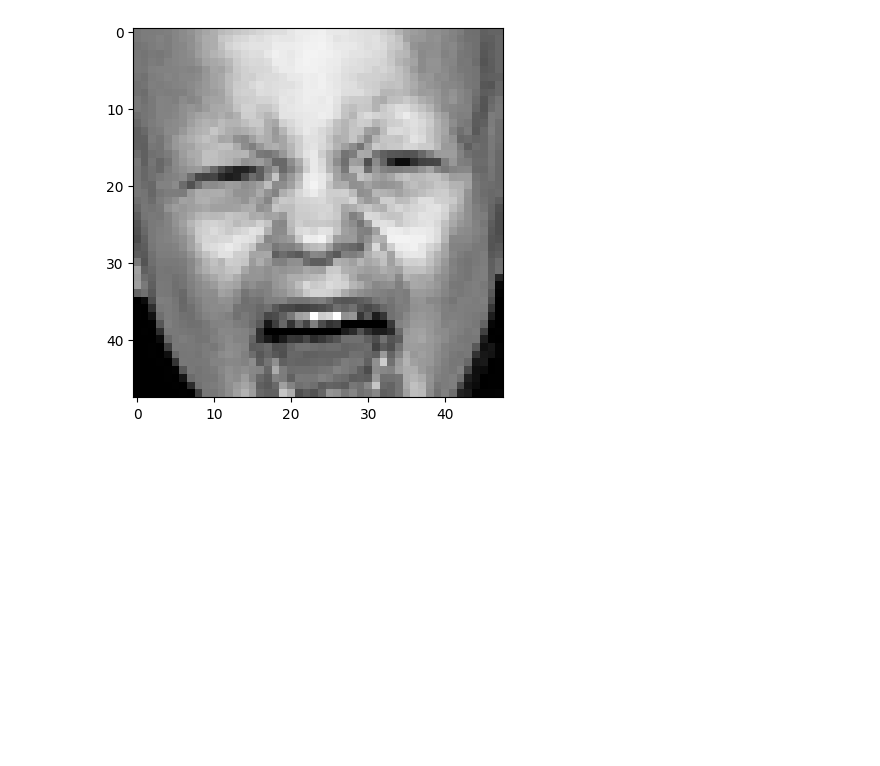
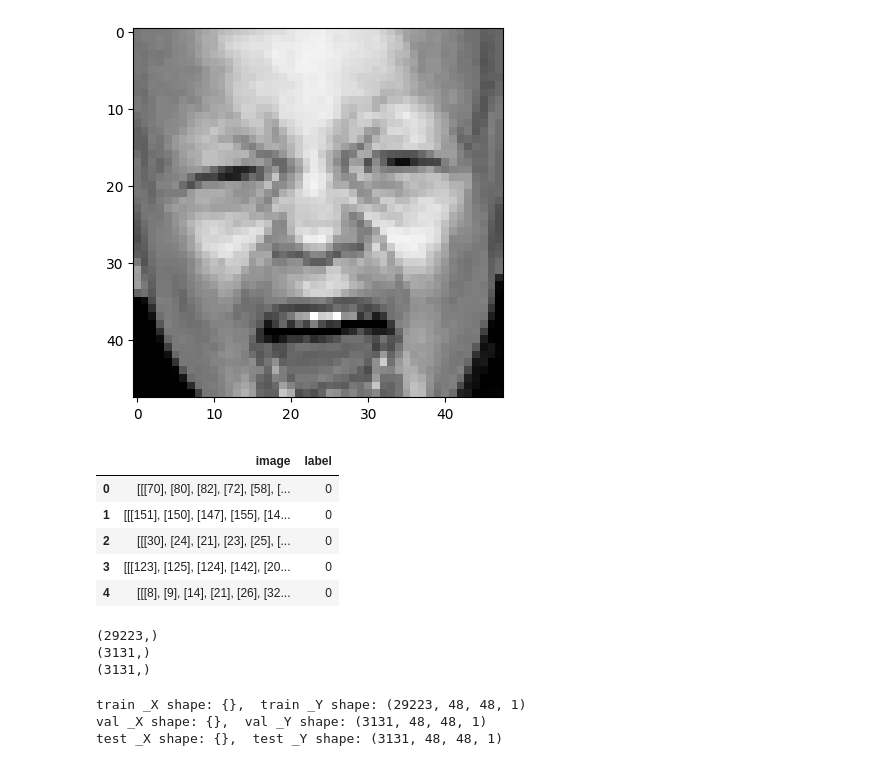
Before and after one commit to arati-shrestha/Emotune, a Jupyter notebook: Notebook/face_exploration.ipynb, the cells around one changed output. Drawn from its saved outputs; the diff is of its cells as text; code cells hidden in the pictures; blank space fills up the shorter version.

```diff
--- a/Notebook/face_exploration.ipynb
+++ b/Notebook/face_exploration.ipynb
@@ -270,0 +278,9 @@ plt.imshow(balanced_df['image'][2343],cmap = 'gray')
+# %%
+balanced_df.head()
+# %% [output]
+|  | image | label |
+| 0 | [[[70], [80], [82], [72], [58], [... | 0 |
+| 1 | [[[151], [150], [147], [155], [14... | 0 |
+| 2 | [[[30], [24], [21], [23], [25], [... | 0 |
+| 3 | [[[123], [125], [124], [142], [20... | 0 |
+| 4 | [[[8], [9], [14], [21], [26], [32... | 0 |
@@ -270,0 +294,36 @@ plt.imshow(balanced_df['image'][2343],cmap = 'gray')
+# %%
+
+print(X_train.shape)
+print(X_test.shape)
+print(X_val.shape)
+# %% [output]
+(29223,)
+(3131,)
+(3131,)
+# %%
+num_classes = 7
+width, height = 48, 48
+num_epochs = 50
+batch_size = 64
+num_features = 64
+
+# CRNO stands for Convert, Reshape, Normalize, One-hot encoding
+# (i) convert strings to lists of integers
+# (ii) reshape and normalise grayscale image with 255.0
+# (iii) one-hot encoding label, e.g. class 3 to [0,0,0,1,0,0,0]
+
+from keras.utils import to_categorical
+def CRNO(X,y, dataName):
+    data_X = np.array(X.tolist(), dtype='float32').reshape(-1,width, height,1)/255.0
+    data_Y = to_categorical(y, num_classes)
+    print(dataName, "_X shape: {}, ", dataName, "_Y shape: {}".format(data_X.shape, data_Y.shape))
+    return data_X, data_Y
+
+
+train_X, train_Y = CRNO(X_train,y_train,"train") #training data
+val_X, val_Y     = CRNO(X_val,y_val, "val") #validation data
+test_X, test_Y   = CRNO(X_test,y_test, "test")
+# %% [output]
+train _X shape: {},  train _Y shape: (29223, 48, 48, 1)
+val _X shape: {},  val _Y shape: (3131, 48, 48, 1)
+test _X shape: {},  test _Y shape: (3131, 48, 48, 1)
```
Also changed, not shown: parts of 12 cells of this notebook.
